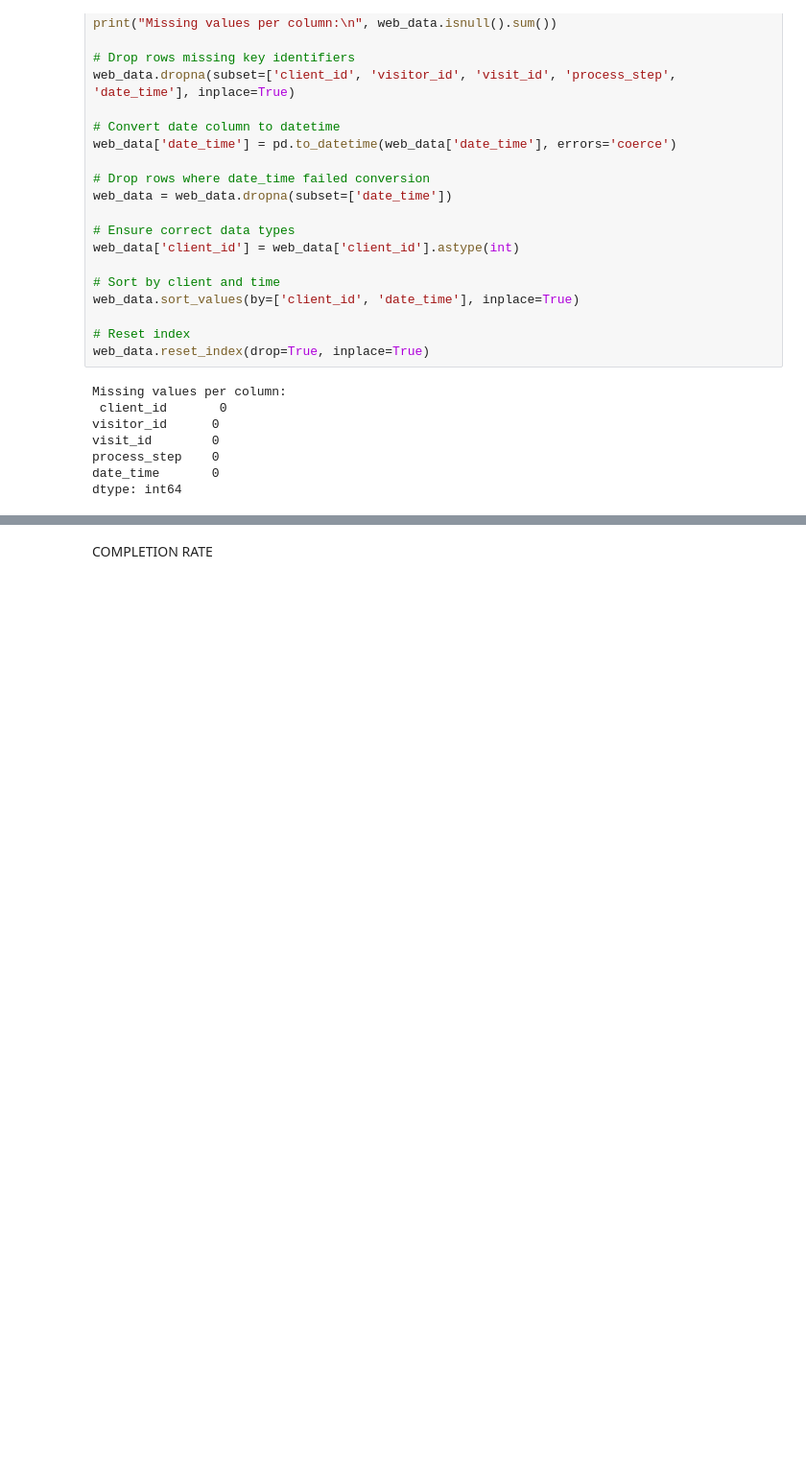
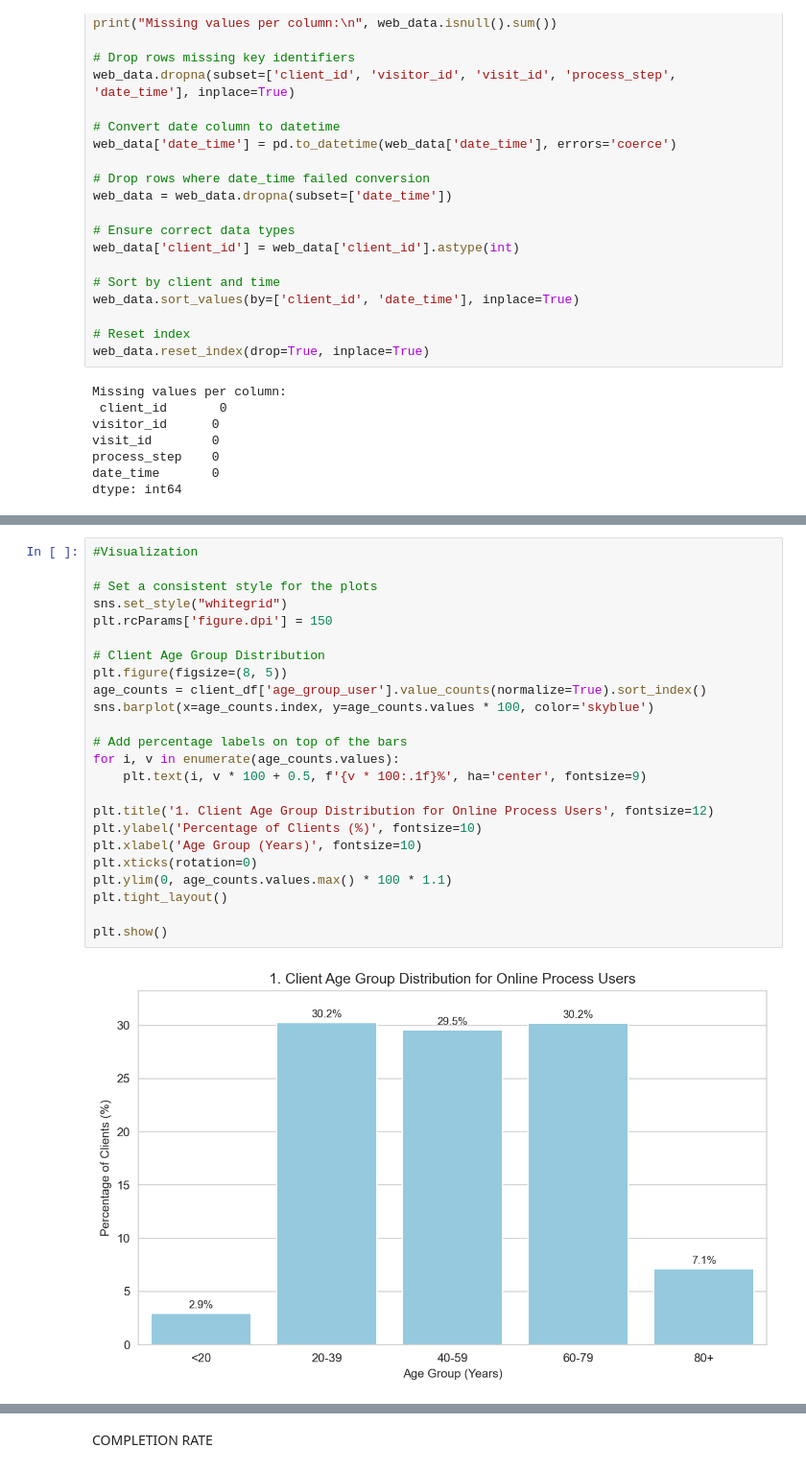
Before and after one commit to mombolionnel-max/Project_vanguard, a Jupyter notebook: PROJECT VANGUARD MERGED (2).ipynb, the cells around one changed output, grey strips where cells are left out. Shown at 96% size. Drawn from its saved outputs; the diff is of its cells as text; blank space fills up the shorter version.

Commit message:
Cleaned_visualization_KPI_hypothesis

```diff
--- a/PROJECT VANGUARD MERGED (2).ipynb
+++ b/PROJECT VANGUARD MERGED (2).ipynb
@@ -174,0 +221,26 @@ merged.head()
+# %%
+#Visualization
+
+# Set a consistent style for the plots
+sns.set_style("whitegrid")
+plt.rcParams['figure.dpi'] = 150
+
+# Client Age Group Distribution
+plt.figure(figsize=(8, 5))
+age_counts = client_df['age_group_user'].value_counts(normalize=True).sort_index()
+sns.barplot(x=age_counts.index, y=age_counts.values * 100, color='skyblue')
+
+# Add percentage labels on top of the bars
+for i, v in enumerate(age_counts.values):
+    plt.text(i, v * 100 + 0.5, f'{v * 100:.1f}%', ha='center', fontsize=9)
+
+plt.title('1. Client Age Group Distribution for Online Process Users', fontsize=12)
+plt.ylabel('Percentage of Clients (%)', fontsize=10)
+plt.xlabel('Age Group (Years)', fontsize=10)
+plt.xticks(rotation=0)
+plt.ylim(0, age_counts.values.max() * 100 * 1.1)
+plt.tight_layout()
+
+plt.show()
+# %% [output]
+[figure, added]
```
Also changed, not shown: parts of 36 cells of this notebook.
